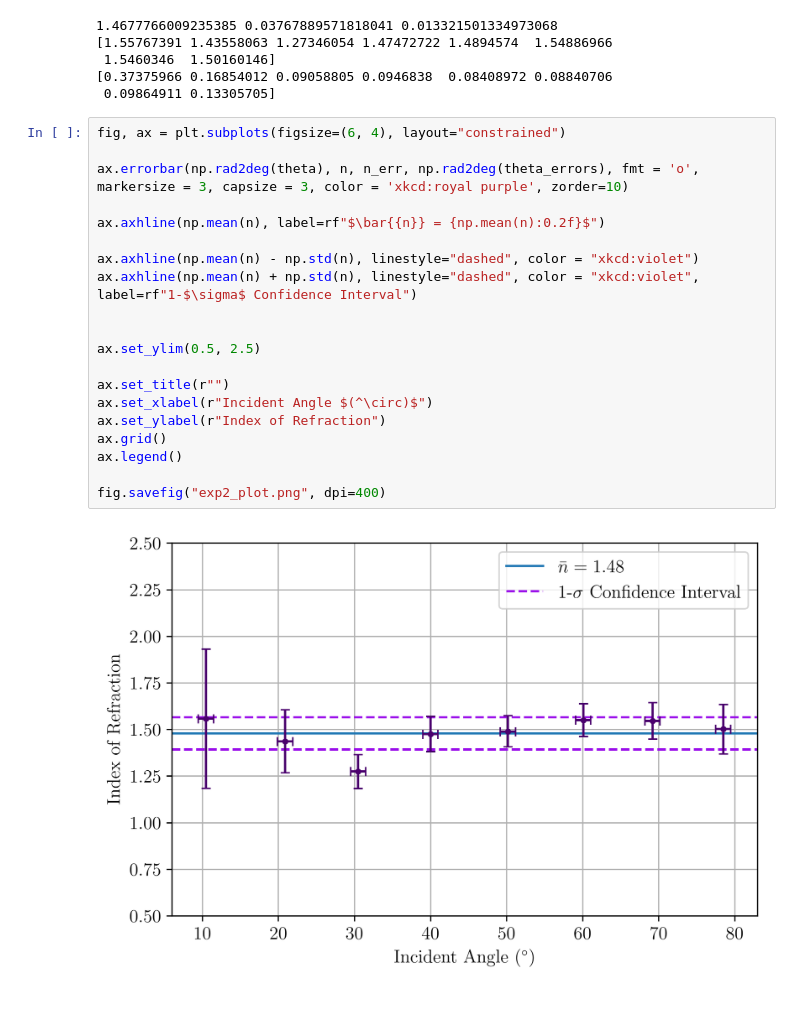
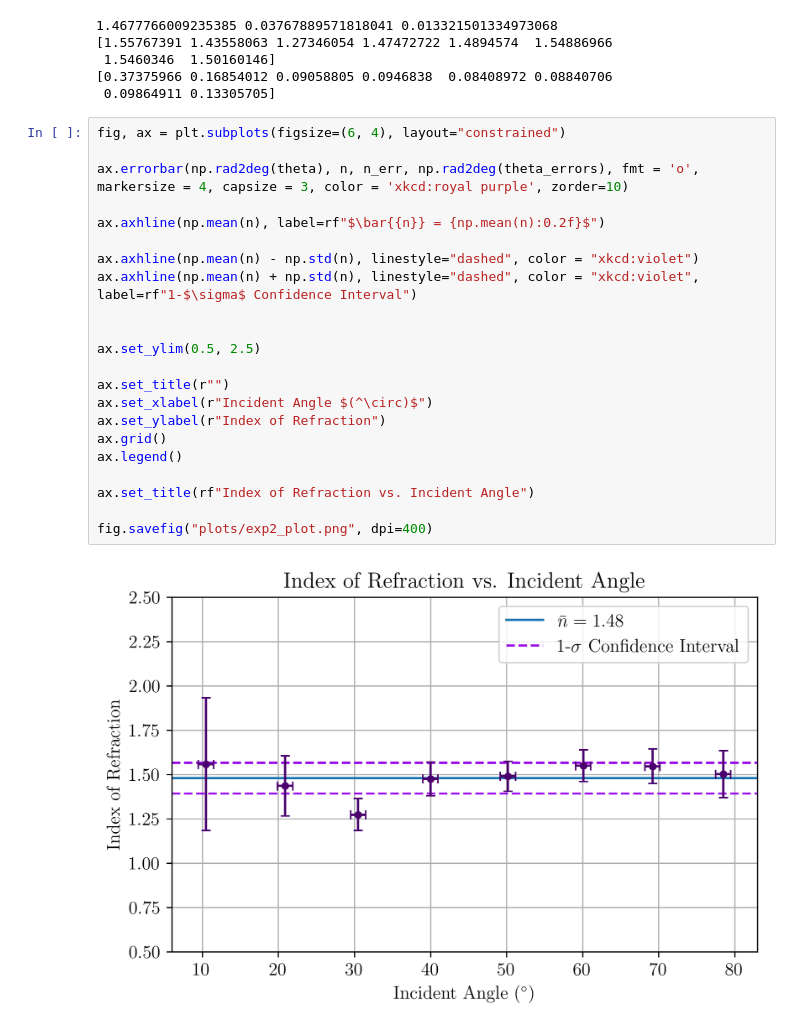
Before and after one commit to mlumminger/Physics-5CL, a Jupyter notebook: Lab 0/lab0_exp2.ipynb, the cells around one changed output. Drawn from its saved outputs; the diff is of its cells as text.

```diff
--- a/Lab 0/lab0_exp2.ipynb
+++ b/Lab 0/lab0_exp2.ipynb
@@ -66,22 +66,24 @@ print(n_err)
 # %%
 fig, ax = plt.subplots(figsize=(6, 4), layout="constrained")
 
-ax.errorbar(np.rad2deg(theta), n, n_err, np.rad2deg(theta_errors), fmt = 'o', markersize = 3, capsize = 3, color = 'xkcd:royal purple', zorder=10)
+ax.errorbar(np.rad2deg(theta), n, n_err, np.rad2deg(theta_errors), fmt = 'o', markersize = 4, capsize = 3, color = 'xkcd:royal purple', zorder=10)
 
 ax.axhline(np.mean(n), label=rf"$\bar{{n}} = {np.mean(n):0.2f}$")
 
 ax.axhline(np.mean(n) - np.std(n), linestyle="dashed", color = "xkcd:violet")
 ax.axhline(np.mean(n) + np.std(n), linestyle="dashed", color = "xkcd:violet", label=rf"1-$\sigma$ Confidence Interval")
 
 
 ax.set_ylim(0.5, 2.5)
 
 ax.set_title(r"")
 ax.set_xlabel(r"Incident Angle $(^\circ)$")
 ax.set_ylabel(r"Index of Refraction")
 ax.grid()
 ax.legend()
 
-fig.savefig("exp2_plot.png", dpi=400)
+ax.set_title(rf"Index of Refraction vs. Incident Angle")
+
+fig.savefig("plots/exp2_plot.png", dpi=400)
 # %% [output]
-[figure, old version]
+[figure, new version]
```
Also changed, not shown: 16 other files.
